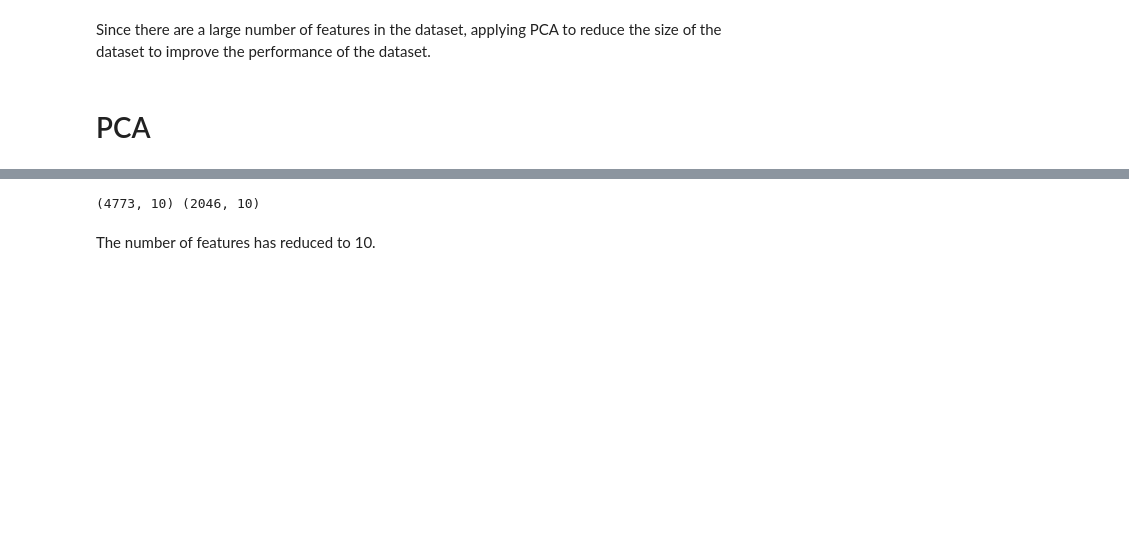
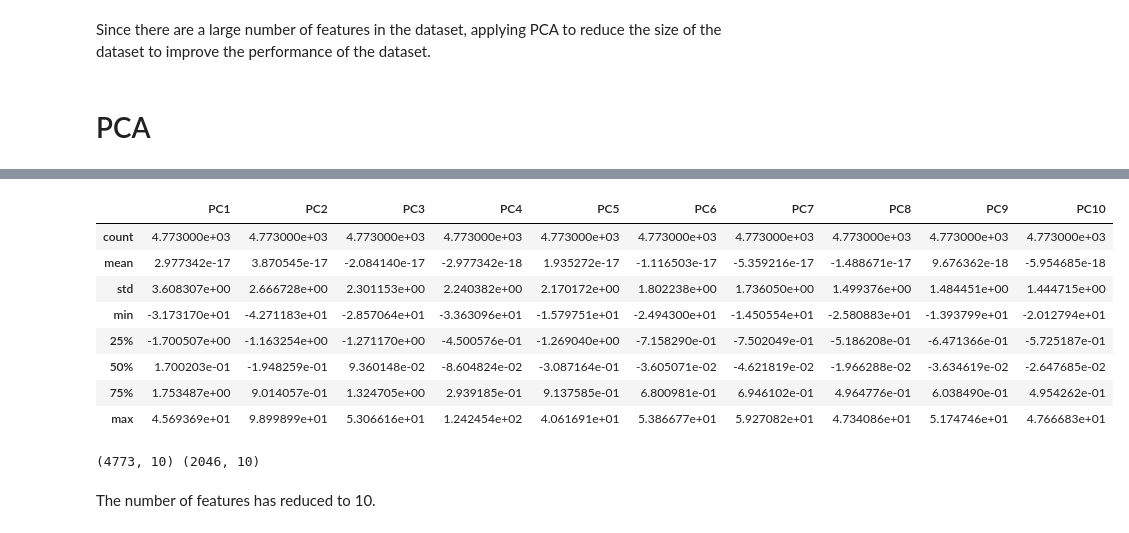
Before and after one commit to saptarshipal1/company_bankruptcy_prediction, a Jupyter notebook: company_bankruptcy_prediction.ipynb, the cells around one changed output, grey strips where cells are left out. Saved outputs shown, nothing was run; the diff lists cells and outputs as text; code cells hidden in the pictures; blank space fills up the shorter version.

```diff
--- a/company_bankruptcy_prediction.ipynb
+++ b/company_bankruptcy_prediction.ipynb
@@ -265,3 +271,15 @@ X_test_reduced = pd.DataFrame(pca.transform(X_test), index=X_test.index, columns
+# %%
+X_train_reduced.describe()
+# %% [output]
+|  | PC1 | PC2 | PC3 | PC4 | PC5 | PC6 | PC7 | PC8 | PC9 | PC10 |
+| count | 4.773000e+03 | 4.773000e+03 | 4.773000e+03 | 4.773000e+03 | 4.773000e+03 | 4.773000e+03 | 4.773000e+03 | 4.773000e+03 | 4.773000e+03 | 4.773000e+03 |
+| mean | 2.977342e-17 | 3.870545e-17 | -2.084140e-17 | -2.977342e-18 | 1.935272e-17 | -1.116503e-17 | -5.359216e-17 | -1.488671e-17 | 9.676362e-18 | -5.954685e-18 |
+| std | 3.608307e+00 | 2.666728e+00 | 2.301153e+00 | 2.240382e+00 | 2.170172e+00 | 1.802238e+00 | 1.736050e+00 | 1.499376e+00 | 1.484451e+00 | 1.444715e+00 |
+| min | -3.173170e+01 | -4.271183e+01 | -2.857064e+01 | -3.363096e+01 | -1.579751e+01 | -2.494300e+01 | -1.450554e+01 | -2.580883e+01 | -1.393799e+01 | -2.012794e+01 |
+| 25% | -1.700507e+00 | -1.163254e+00 | -1.271170e+00 | -4.500576e-01 | -1.269040e+00 | -7.158290e-01 | -7.502049e-01 | -5.186208e-01 | -6.471366e-01 | -5.725187e-01 |
+| 50% | 1.700203e-01 | -1.948259e-01 | 9.360148e-02 | -8.604824e-02 | -3.087164e-01 | -3.605071e-02 | -4.621819e-02 | -1.966288e-02 | -3.634619e-02 | -2.647685e-02 |
+| 75% | 1.753487e+00 | 9.014057e-01 | 1.324705e+00 | 2.939185e-01 | 9.137585e-01 | 6.800981e-01 | 6.946102e-01 | 4.964776e-01 | 6.038490e-01 | 4.954262e-01 |
+| max | 4.569369e+01 | 9.899899e+01 | 5.306616e+01 | 1.242454e+02 | 4.061691e+01 | 5.386677e+01 | 5.927082e+01 | 4.734086e+01 | 5.174746e+01 | 4.766683e+01 |
 # %%
 print(X_train_reduced.shape, X_test_reduced.shape)
 # %% [output]
```
Also changed, not shown: parts of 5 cells of this notebook, 5 other files.
